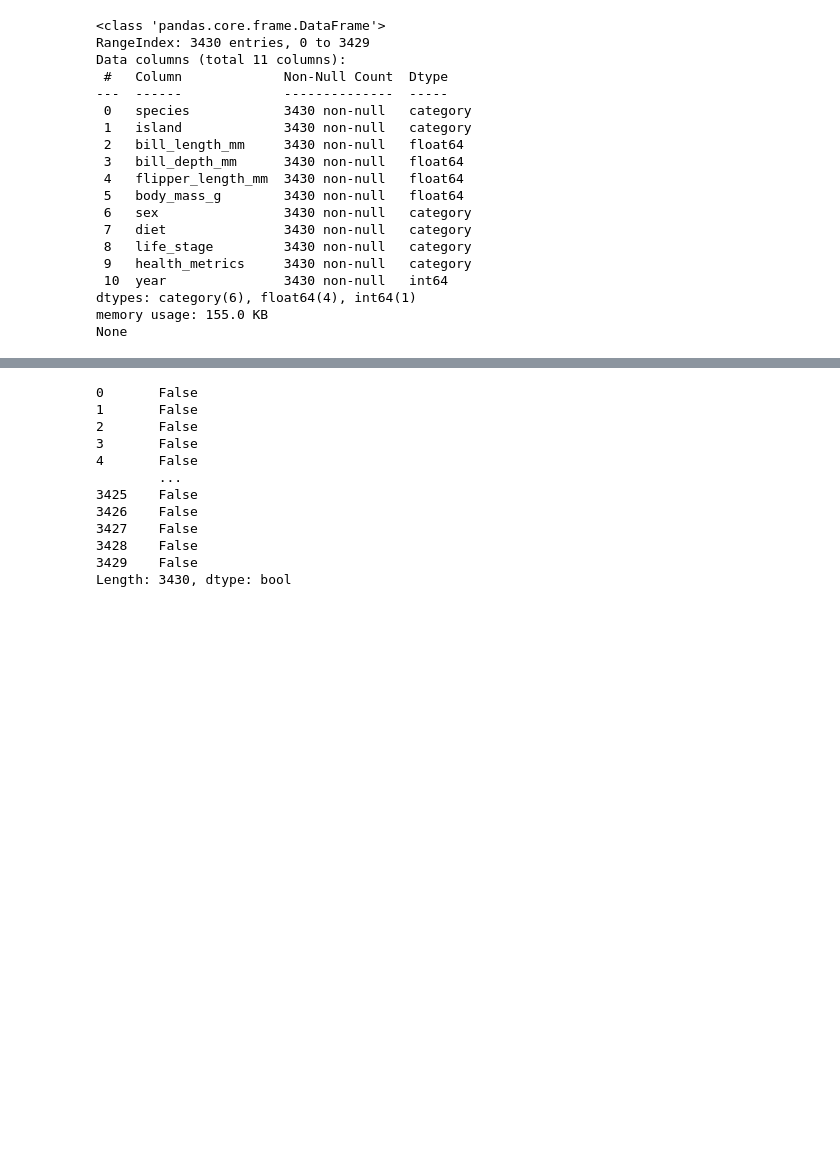
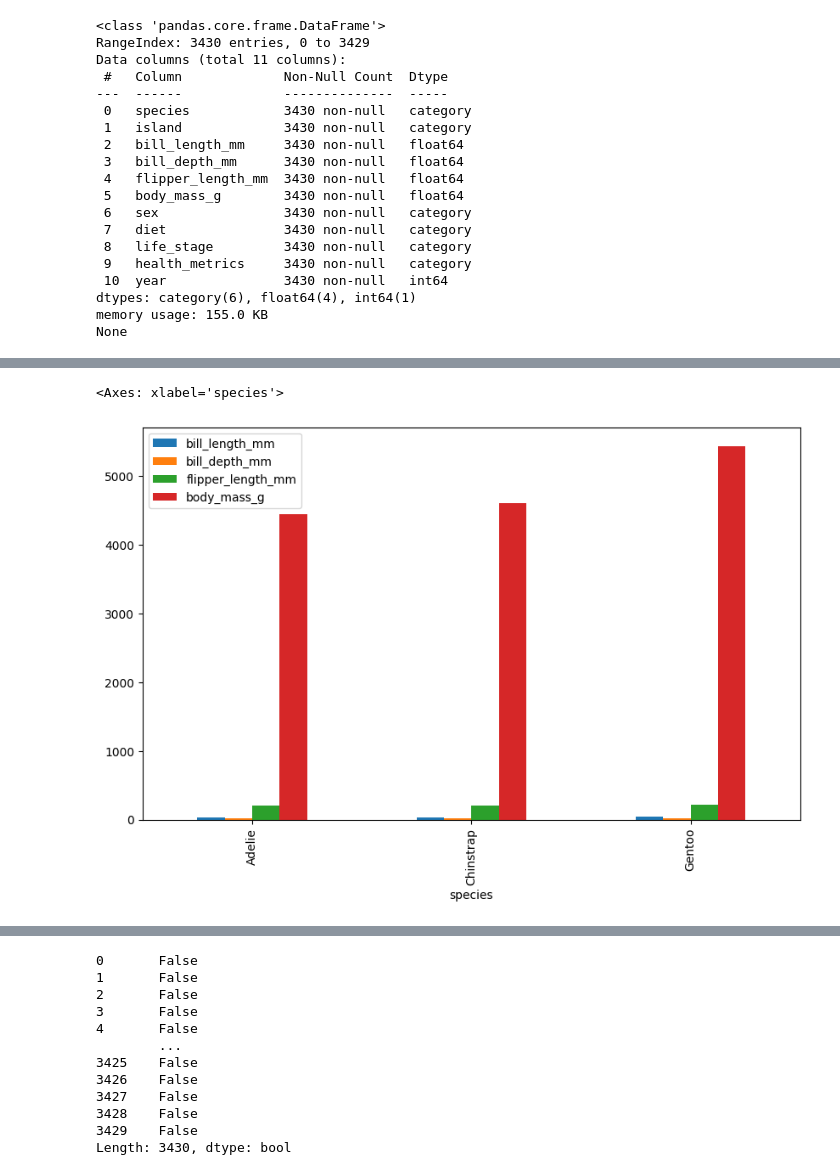
Before and after one commit to tb9757/Penguin-ML-Classification, a Jupyter notebook: jupyter_notebooks/1. ETL and EDA.ipynb, the cells around one changed output, grey strips where cells are left out. Drawn from its saved outputs; the diff is of its cells as text; code cells hidden in the pictures; blank space fills up the shorter version.

```diff
--- a/jupyter_notebooks/1. ETL and EDA.ipynb
+++ b/jupyter_notebooks/1. ETL and EDA.ipynb
@@ -137,3 +169,9 @@ df.describe()
+# %%
+num_cols = ["bill_length_mm","bill_depth_mm","flipper_length_mm","body_mass_g"]
+df.groupby("species")[num_cols].mean().plot(kind="bar", figsize=(10,6))
+# %% [output]
+<Axes: xlabel='species'>
+[figure, added]
 # %%
 df.isna().sum()
 # %% [output]
```
Also changed, not shown: parts of 25 cells of this notebook.
